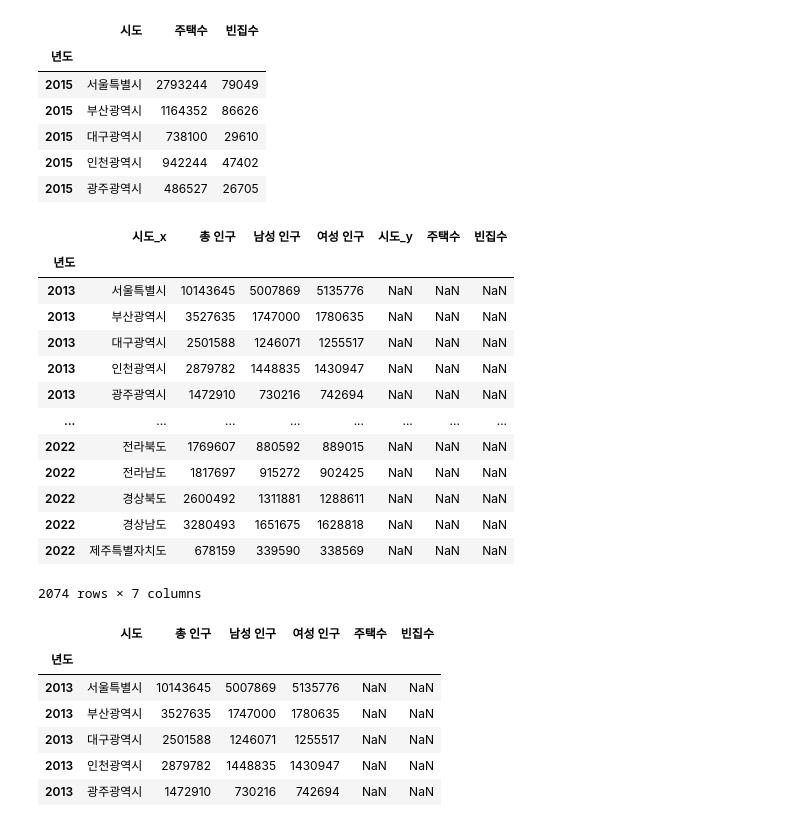
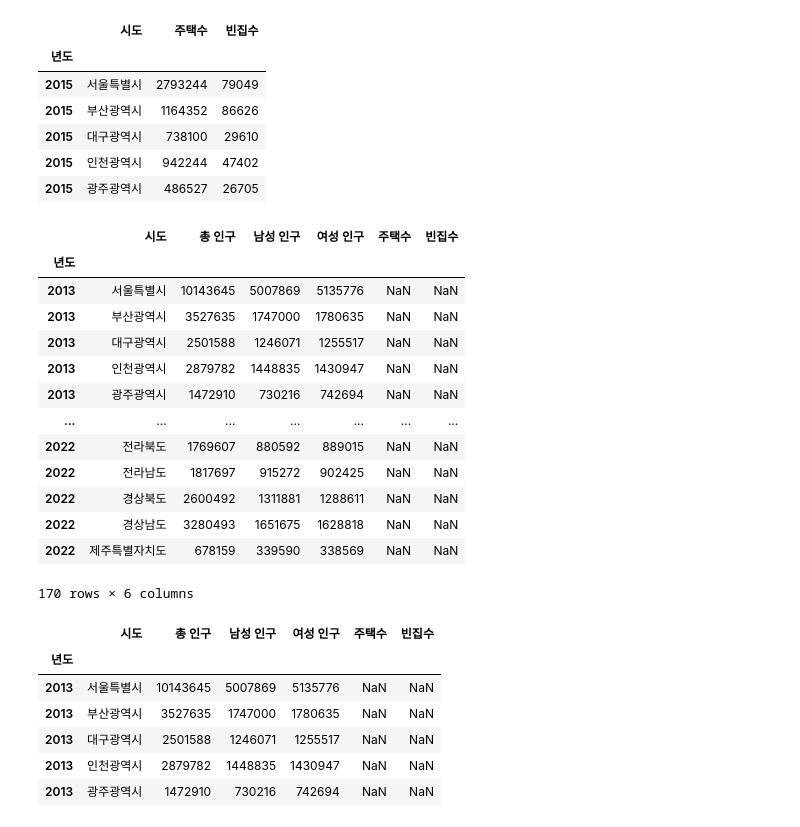
Before and after one commit to vxornjs11/Pytone_Flutter, a Jupyter notebook: Note/sangwonKim/02.주택수와 빈집수.ipynb, the cells around one changed output. Drawn from its saved outputs; the diff is of its cells as text; code cells hidden in the pictures.

Commit message:
Add data&note[자동차등록대수] / Update Etc

```diff
--- a/Note/sangwonKim/02.주택수와 빈집수.ipynb
+++ b/Note/sangwonKim/02.주택수와 빈집수.ipynb
@@ -4,7 +4,7 @@
 import pandas as pd
 import numpy as np
 # %%
-df_pop = pd.read_csv("../../Data/sangwonKim/population_01.csv", index_col='년도')
+df_pop = pd.read_csv("../../Data/sangwonKim/population_job_01.csv", index_col='년도')
 df_pop.head()
 # %% [output]
 |  | 시도 | 총 인구 | 남성 인구 | 여성 인구 |
@@ -300,21 +300,21 @@ df_house.head()
 | 2015 | 인천광역시 | 942244 | 47402 |
 | 2015 | 광주광역시 | 486527 | 26705 |
 # %%
-df_merge = pd.merge(df_pop, df_house, left_index=True, right_index=True, how='left')
+df_merge = pd.merge(df_pop, df_house, how='left', on=['년도', '시도'])
 df_merge
 # %% [output]
-|  | 시도_x | 총 인구 | 남성 인구 | 여성 인구 | 시도_y | 주택수 | 빈집수 |
-| 년도 |  |  |  |  |  |  |  |
-| 2013 | 서울특별시 | 10143645 | 5007869 | 5135776 | NaN | NaN | NaN |
-| 2013 | 부산광역시 | 3527635 | 1747000 | 1780635 | NaN | NaN | NaN |
-| 2013 | 대구광역시 | 2501588 | 1246071 | 1255517 | NaN | NaN | NaN |
-| 2013 | 인천광역시 | 2879782 | 1448835 | 1430947 | NaN | NaN | NaN |
-| 2013 | 광주광역시 | 1472910 | 730216 | 742694 | NaN | NaN | NaN |
-| ... | ... | ... | ... | ... | ... | ... | ... |
-| 2022 | 전라북도 | 1769607 | 880592 | 889015 | NaN | NaN | NaN |
-| 2022 | 전라남도 | 1817697 | 915272 | 902425 | NaN | NaN | NaN |
-| 2022 | 경상북도 | 2600492 | 1311881 | 1288611 | NaN | NaN | NaN |
-| 2022 | 경상남도 | 3280493 | 1651675 | 1628818 | NaN | NaN | NaN |
-| 2022 | 제주특별자치도 | 678159 | 339590 | 338569 | NaN | NaN | NaN |
+|  | 시도 | 총 인구 | 남성 인구 | 여성 인구 | 주택수 | 빈집수 |
+| 년도 |  |  |  |  |  |  |
+| 2013 | 서울특별시 | 10143645 | 5007869 | 5135776 | NaN | NaN |
+| 2013 | 부산광역시 | 3527635 | 1747000 | 1780635 | NaN | NaN |
+| 2013 | 대구광역시 | 2501588 | 1246071 | 1255517 | NaN | NaN |
+| 2013 | 인천광역시 | 2879782 | 1448835 | 1430947 | NaN | NaN |
+| 2013 | 광주광역시 | 1472910 | 730216 | 742694 | NaN | NaN |
+| ... | ... | ... | ... | ... | ... | ... |
+| 2022 | 전라북도 | 1769607 | 880592 | 889015 | NaN | NaN |
+| 2022 | 전라남도 | 1817697 | 915272 | 902425 | NaN | NaN |
+| 2022 | 경상북도 | 2600492 | 1311881 | 1288611 | NaN | NaN |
+| 2022 | 경상남도 | 3280493 | 1651675 | 1628818 | NaN | NaN |
+| 2022 | 제주특별자치도 | 678159 | 339590 | 338569 | NaN | NaN |
-2074 rows × 7 columns
+170 rows × 6 columns
 # %%
```
Also changed, not shown: parts of 1 cell of this notebook, 6 other files.
